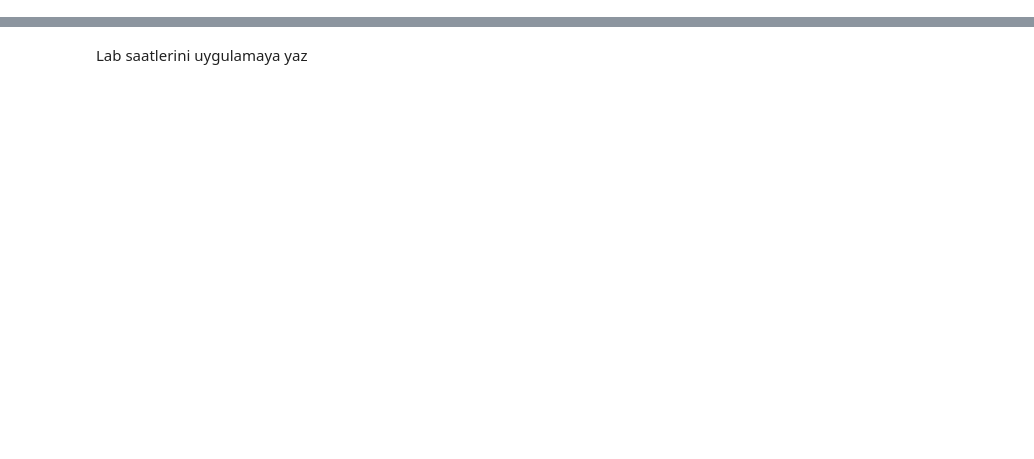
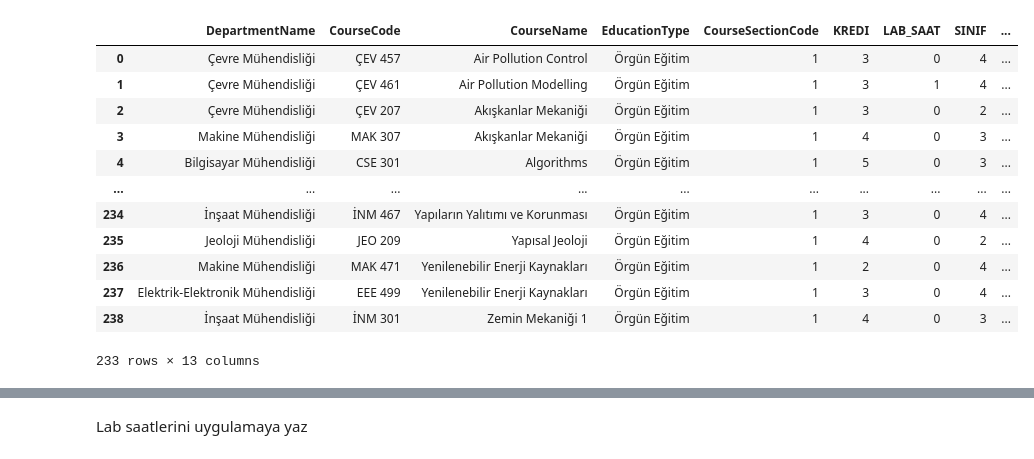
Before and after one commit to ErcxCS/Campus-Scheduling, a Jupyter notebook: data/process.ipynb, the cells around one changed output, grey strips where cells are left out. Cells and saved outputs as stored; diff of their text form; code cells hidden in the pictures; blank space fills up the shorter version.

```diff
--- a/data/process.ipynb
+++ b/data/process.ipynb
@@ -126,0 +132,3 @@ df
+# %%
+df2 = pd.read_excel("./course_data.xlsx")
+df2
@@ -126,0 +149,17 @@ df
+# %%
+diff = df[~df['CourseCode'].isin(df2['CourseCode'])]
+diff
+# %% [output]
+|  | DepartmentName | CourseCode | CourseName | EducationType | CourseSectionCode | KREDI | LAB_SAAT | SINIF | ... |
+| 0 | Çevre Mühendisliği | ÇEV 457 | Air Pollution Control | Örgün Eğitim | 1 | 3 | 0 | 4 | ... |
+| 1 | Çevre Mühendisliği | ÇEV 461 | Air Pollution Modelling | Örgün Eğitim | 1 | 3 | 1 | 4 | ... |
+| 2 | Çevre Mühendisliği | ÇEV 207 | Akışkanlar Mekaniği | Örgün Eğitim | 1 | 3 | 0 | 2 | ... |
+| 3 | Makine Mühendisliği | MAK 307 | Akışkanlar Mekaniği | Örgün Eğitim | 1 | 4 | 0 | 3 | ... |
+| 4 | Bilgisayar Mühendisliği | CSE 301 | Algorithms | Örgün Eğitim | 1 | 5 | 0 | 3 | ... |
+| ... | ... | ... | ... | ... | ... | ... | ... | ... | ... |
+| 234 | İnşaat Mühendisliği | İNM 467 | Yapıların Yalıtımı ve Korunması | Örgün Eğitim | 1 | 3 | 0 | 4 | ... |
+| 235 | Jeoloji Mühendisliği | JEO 209 | Yapısal Jeoloji | Örgün Eğitim | 1 | 4 | 0 | 2 | ... |
+| 236 | Makine Mühendisliği | MAK 471 | Yenilenebilir Enerji Kaynakları | Örgün Eğitim | 1 | 2 | 0 | 4 | ... |
+| 237 | Elektrik-Elektronik Mühendisliği | EEE 499 | Yenilenebilir Enerji Kaynakları | Örgün Eğitim | 1 | 3 | 0 | 4 | ... |
+| 238 | İnşaat Mühendisliği | İNM 301 | Zemin Mekaniği 1 | Örgün Eğitim | 1 | 4 | 0 | 3 | ... |
+233 rows × 13 columns
```
Also changed, not shown: parts of 13 cells of this notebook, 7 other files.
